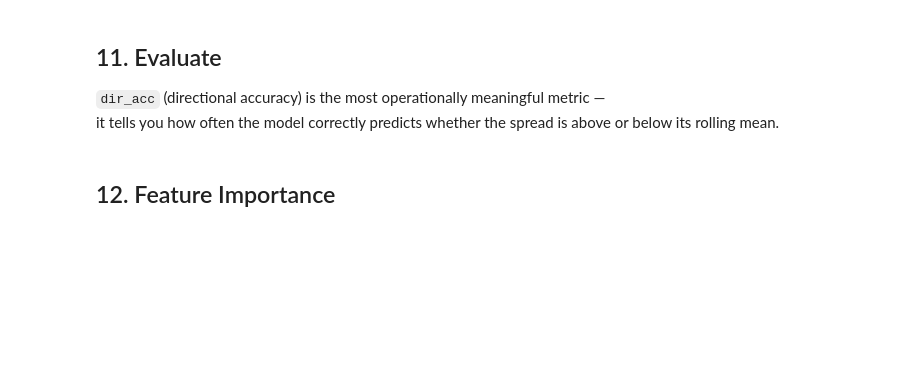
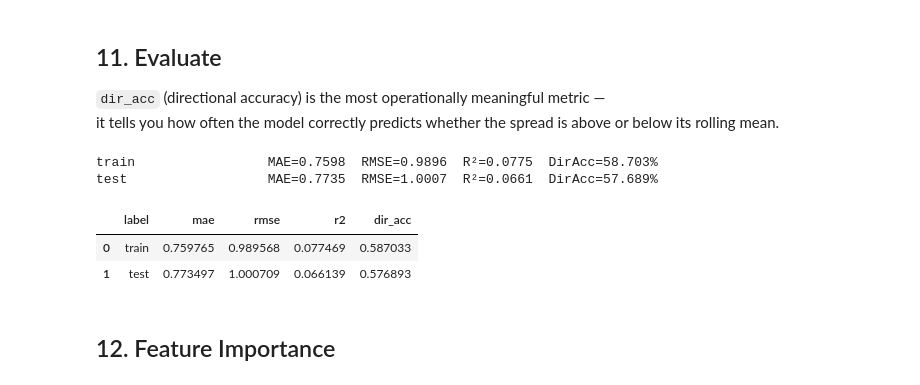
Before and after one commit to kevinl03/Crypto-Trading-Strategies, a Jupyter notebook: statarb/cex_gbm_new.ipynb, the cells around one changed output. Saved outputs shown, nothing was run; the diff lists cells and outputs as text; code cells hidden in the pictures; blank space fills up the shorter version.

Commit message:
add new data and shuffle train/test splits

```diff
--- a/statarb/cex_gbm_new.ipynb
+++ b/statarb/cex_gbm_new.ipynb
@@ -41,7 +41,7 @@ OUTPUT_DIR.mkdir(parents=True, exist_ok=True)
 # ── model / feature config ────────────────────────────────────────────────────
 HORIZON       = 2    # snapshots ahead to predict (default was 5 min)
 ZSCORE_WINDOW = 120   # rolling window for z-score normalisation (default was 60 min)
-N_LAGS        = 5    # lag depth for every feature group (default was 5)
+N_LAGS        = 3    # lag depth for every feature group (default was 5)
 MIN_PERIODS   = 30   # min observations before z-score is emitted (default 20)
 
 LGBM_PARAMS = {
@@ -506,3 +514,10 @@ def build_trades_features(tr: pd.DataFrame) -> pd.DataFrame:
+# %%
+def build_trades_features(tr: pd.DataFrame) -> pd.DataFrame:
+    if tr.empty: return pd.DataFrame()
+    out = _to_wide(tr, ["snapshot_idx", "coin", "window_id"], "exchange",
+                   ["buy_sell_ratio", "total_volume"], "tr_")
+    print("trades works")
+    return out
 # %% [markdown]
 ## 7. Feature Engineering — Funding Rate & Open Interest
 Both are perp-only signals (NaN for spot venues). LightGBM handles NaN natively so no imputation needed.
@@ -566,3 +524,28 @@ def build_ohlcv_features(ohlcv: pd.DataFrame) -> pd.DataFrame:
+# %%
+def build_funding_features(fr: pd.DataFrame) -> pd.DataFrame:
+    if fr.empty: return pd.DataFrame()
+    out = _to_wide(fr, ["snapshot_idx", "coin", "window_id"], "exchange",
+                   ["funding_rate"], "fr_")
+    print("funding rate works")
+    return out
+
+
+def build_oi_features(oi: pd.DataFrame) -> pd.DataFrame:
+    if oi.empty: return pd.DataFrame()
+    out = _to_wide(oi, ["snapshot_idx", "coin", "window_id"], "exchange",
+                   ["oi_amount"], "oi_")
+    print("oi works")
+    return out
+
+
+def build_ohlcv_features(ohlcv: pd.DataFrame) -> pd.DataFrame:
+    if ohlcv.empty: return pd.DataFrame()
+    feat_cols = [c for c in ["ohlcv_open","ohlcv_high","ohlcv_low","ohlcv_close","ohlcv_volume"]
+                 if c in ohlcv.columns]
+    out = _to_wide(ohlcv, ["snapshot_idx", "coin", "window_id"], "exchange",
+                   feat_cols, "ohlcv_")
+    print("ohlcv works")
+    return out
 # %% [markdown]
 ## 8. Merge All Features
 Left-join everything onto the spread base frame on `(snapshot_idx, coin)`.
@@ -753,8 +819,8 @@ for df in [df_train, df_test, df_val]:
         df[col] = winsorize(df[col].fillna(df[col].median()), limits=[0.01, 0.01])
 
 # ── 6. CLIP TARGET at ±3σ ────────────────────────────────────────────────────
-for df in [df_train, df_test, df_val]:
-    df["target"] = df["target"].clip(-3, 3)
+#for df in [df_train, df_test, df_val]:
+    #df["target"] = df["target"].clip(-3, 3)
 
 print("\nDone. Remaining shape:", df_train.shape)
 print(df_train.describe().T[["mean","std","min","max"]].to_string())
@@ -895,21 +1002,27 @@ it tells you how often the model correctly predicts whether the spread is above
 # %%
 def evaluate(model, X, y, label):
     preds   = model.predict(X, num_iteration=model.best_iteration)
     mae     = mean_absolute_error(y, preds)
     rmse = np.sqrt(mean_squared_error(y, preds))
     r2      = r2_score(y, preds)
     dir_acc = np.mean(np.sign(preds) == np.sign(y))
     print(f"{label:20s}  MAE={mae:.4f}  RMSE={rmse:.4f}  R²={r2:.4f}  DirAcc={dir_acc:.3%}")
     return {"label": label, "mae": mae, "rmse": rmse, "r2": r2, "dir_acc": dir_acc}
 
 results = []
 results.append(evaluate(model, X_train, y_train, "train"))
 results.append(evaluate(model, X_test,  y_test,  "test"))
-if len(y_val) > 0:
-    results.append(evaluate(model, X_val, y_val, "val (partial)"))
+#if len(y_val) > 0:
+#    results.append(evaluate(model, X_val, y_val, "val (partial)"))
 
 results_df = pd.DataFrame(results)
 results_df
+# %% [output]
+train                 MAE=0.7598  RMSE=0.9896  R²=0.0775  DirAcc=58.703%
+test                  MAE=0.7735  RMSE=1.0007  R²=0.0661  DirAcc=57.689%
+|  | label | mae | rmse | r2 | dir_acc |
+| 0 | train | 0.759765 | 0.989568 | 0.077469 | 0.587033 |
+| 1 | test | 0.773497 | 1.000709 | 0.066139 | 0.576893 |
 # %% [markdown]
 ## 12. Feature Importance
 # %%
```
Also changed, not shown: parts of 18 cells of this notebook.
